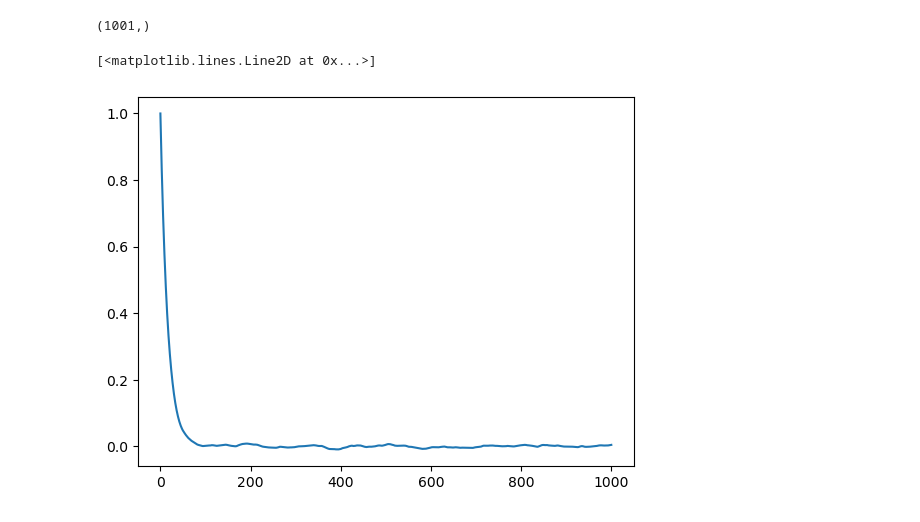
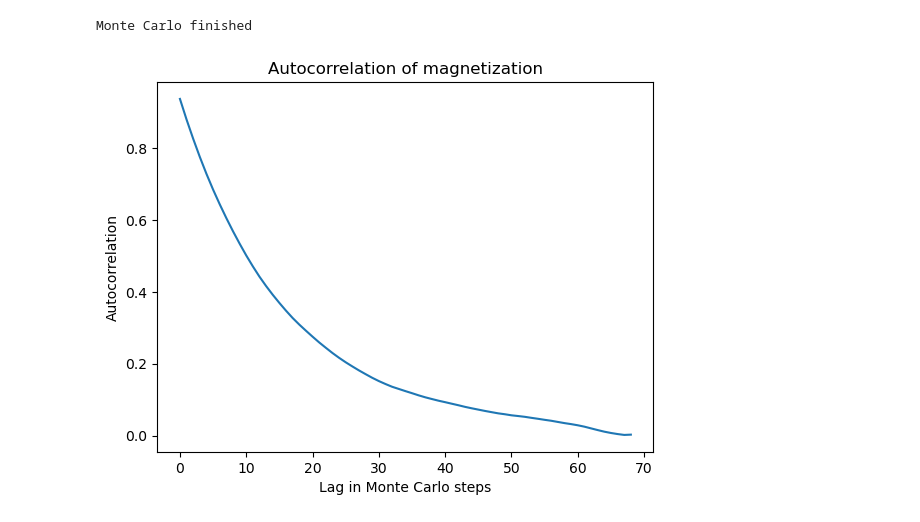
Before and after one commit to shivom-gupta/Thesis, a Jupyter notebook: autocorr.ipynb, the cells around one changed output. Cells and saved outputs as stored; diff of their text form; code cells hidden in the pictures.

```diff
--- a/autocorr.ipynb
+++ b/autocorr.ipynb
@@ -7,9 +7,12 @@ from ising import *
 # %%
 size = 1_000
-n_sweeps = 1_000_000
+n_sweeps = 100_000
 beta = 1
 J = 1.0
 h = 0.0
-configuration = init_configuration(size)
-energies, magnetizations = monte_carlo_noconfig(n_sweeps, beta, J, h, configuration)
+
+ising = Ising(size, n_sweeps, beta, J, h)
+ising.monte_carlo()
+# %% [output]
+Monte Carlo finished
 # %%
@@ -17,12 +20,12 @@ corr = acf(magnetizations)
-# %%
-corr.shape
-# %% [output]
-(1001,)
-# %%
-plt.plot(corr)
-# %% [output]
-[<matplotlib.lines.Line2D at 0x...>]
-[figure, removed]
+# %%
+
+plt.plot(corr)
+plt.xlabel("Lag in Monte Carlo steps")
+plt.ylabel("Autocorrelation")
+plt.title("Autocorrelation of magnetization")
+plt.savefig("plots/acf_mag.pdf")
+# %% [output]
+[figure, added]
 # %%
 def exponential_decay(x, tau, a=1):
     return a * np.exp(-x/tau)
```
Also changed, not shown: parts of 5 cells of this notebook, 6 other files.
